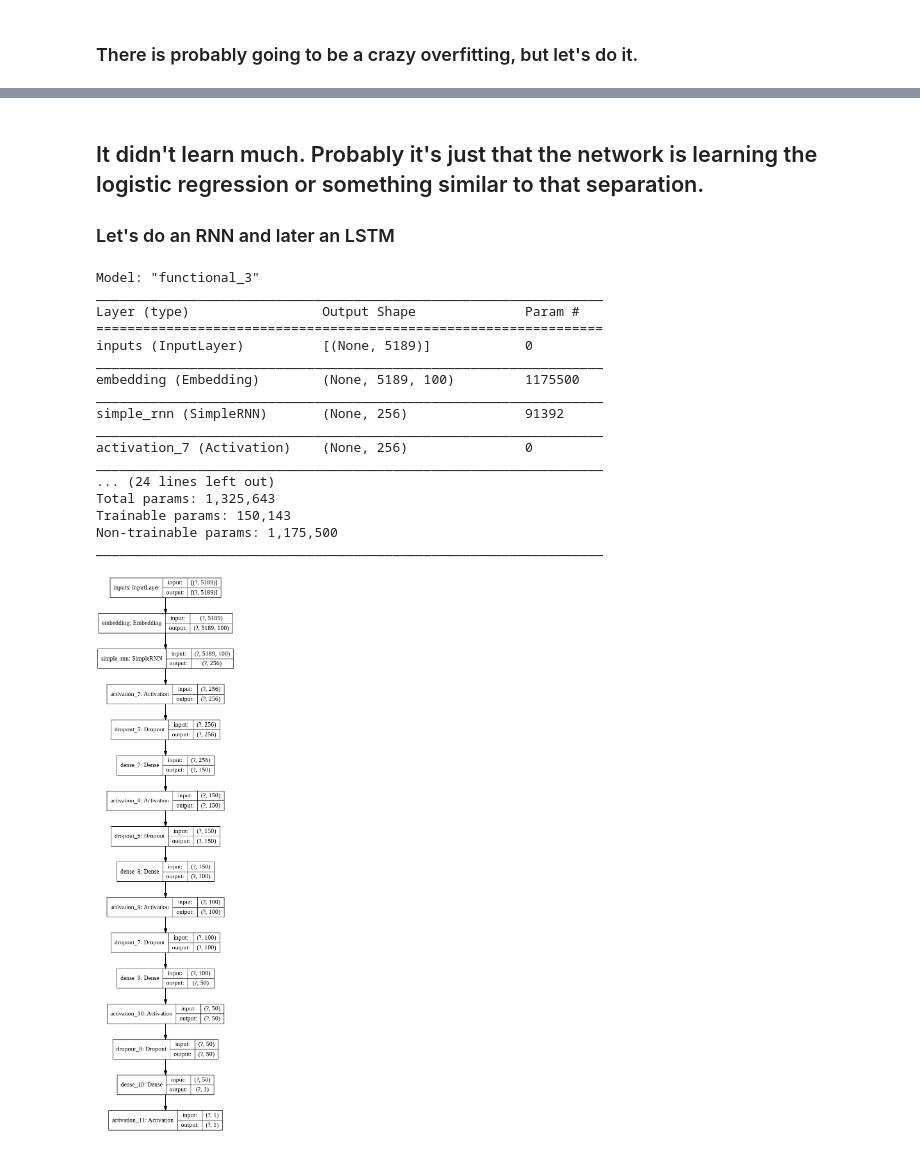
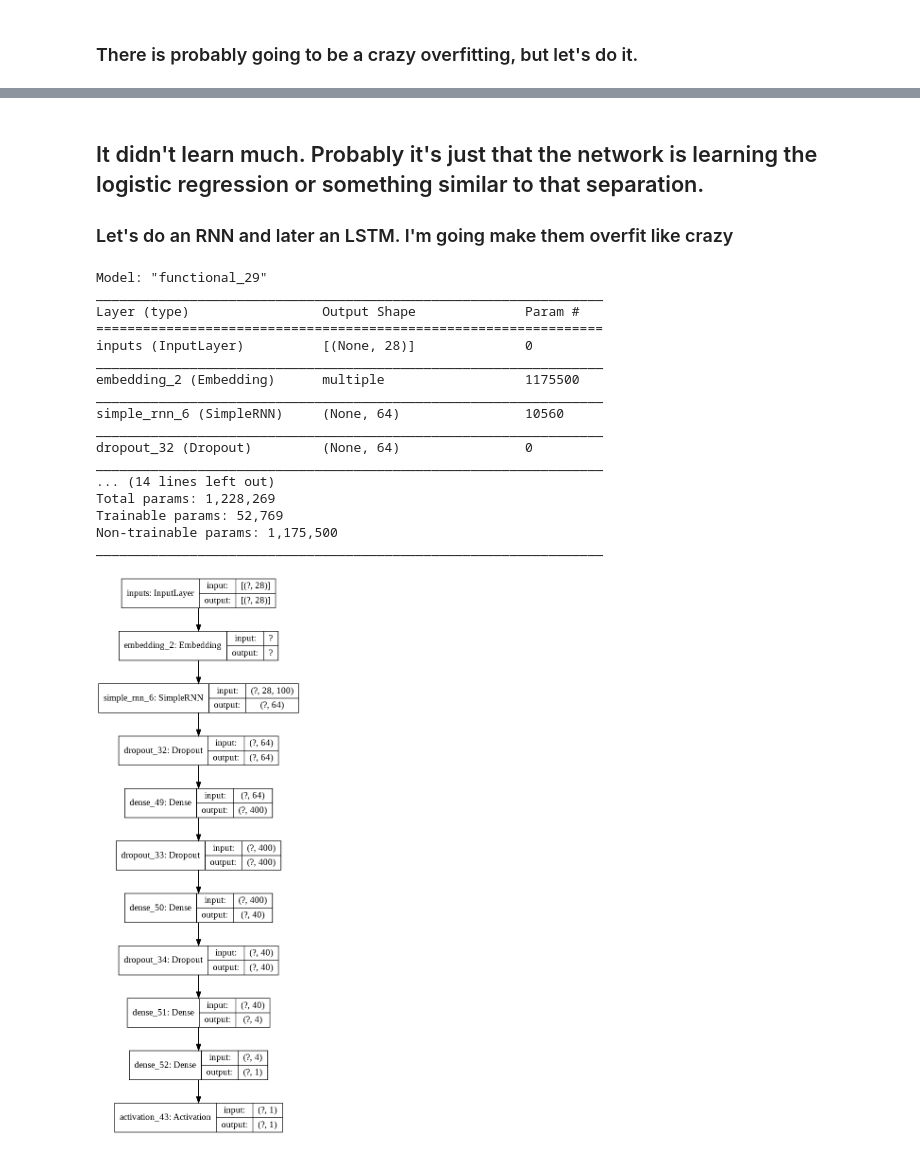
Before and after one commit to DrAlexSanz/Amazon-reviews-dataset, a Jupyter notebook: Sentiment_analysis_Amazon_reviews_NN_benchmark.ipynb, the cells around one changed output, grey strips where cells are left out. Drawn from its saved outputs; the diff is of its cells as text; code cells hidden in the pictures.

```diff
--- a/Sentiment_analysis_Amazon_reviews_NN_benchmark.ipynb
+++ b/Sentiment_analysis_Amazon_reviews_NN_benchmark.ipynb
@@ -172,7 +162,7 @@ Found 400000 word vectors
 # %% [markdown]
 Let's vectorize the text
 # %%
-vectorizer = TextVectorization(max_tokens = 20000, output_sequence_length = longest_train)
+vectorizer = TextVectorization(max_tokens = 20000, output_sequence_length = 28)
 vectorizer.adapt(x_train)
 # %% [markdown]
 Now I want to see the vocab
@@ -334,23 +320,18 @@ Epoch 30/30
 # %% [markdown]
 ## It didn't learn much. Probably it's just that the network is learning the logistic regression or something similar to that separation.
 
-### Let's do an RNN and later an LSTM
+### Let's do an RNN and later an LSTM. I'm going make them overfit like crazy
 # %%
 def plain_RNN():
-    inputs = Input(name = "inputs", shape = longest_train)
+    inputs = Input(name = "inputs", shape = 28)
     layer = embedding_layer(inputs)
-    layer = SimpleRNN(units = 256, activation = None)(layer)
-    layer = Activation("tanh")(layer)
-    layer = Dropout(0.25)(layer)
-    layer = Dense(units = 150)(layer)
-    layer = Activation("tanh")(layer)
-    layer = Dropout(0.25)(layer)
-    layer = Dense(units = 100)(layer)
-    layer = Activation("tanh")(layer)
-    layer = Dropout(0.25)(layer)
-    layer = Dense(units = 50)(layer)
-    layer = Activation("tanh")(layer)
-    layer = Dropout(0.25)(layer)
+    layer = SimpleRNN(units = 64, activation = "relu")(layer)
+    layer = Dropout(0.5)(layer)
+    layer = Dense(units = 400, activation = "relu")(layer)
+    layer = Dropout(0.5)(layer)
+    layer = Dense(units = 40, activation = "relu")(layer)
+    layer = Dropout(0.5)(layer)
+    layer = Dense(units = 4, activation = "relu")(layer)
     layer = Dense(units = 1)(layer)
     output = Activation("sigmoid")(layer)
 
@@ -362,27 +343,27 @@ rnn_model = plain_RNN()
 
 rnn_model.summary()
 # %% [output]
-Model: "functional_3"
+Model: "functional_29"
 _________________________________________________________________
 Layer (type)                 Output Shape              Param #
 =================================================================
-inputs (InputLayer)          [(None, 5189)]            0
+inputs (InputLayer)          [(None, 28)]              0
 _________________________________________________________________
-embedding (Embedding)        (None, 5189, 100)         1175500
+embedding_2 (Embedding)      multiple                  1175500
 _________________________________________________________________
-simple_rnn (SimpleRNN)       (None, 256)               91392
+simple_rnn_6 (SimpleRNN)     (None, 64)                10560
 _________________________________________________________________
-activation_7 (Activation)    (None, 256)               0
+dropout_32 (Dropout)         (None, 64)                0
 _________________________________________________________________
-... (24 lines left out)
-Total params: 1,325,643
-Trainable params: 150,143
+... (14 lines left out)
+Total params: 1,228,269
+Trainable params: 52,769
 Non-trainable params: 1,175,500
 _________________________________________________________________
 # %%
-plot_model(rnn_model, show_shapes = True, show_layer_names = True)
+plot_model(rnn_model, show_shapes = True, show_layer_names = True, expand_nested = True)
 # %% [output]
-[figure, old version]
+[figure, new version]
 # %%
 rnn_model.compile(loss = "binary_crossentropy", optimizer = Adam(), metrics = ["accuracy"])
 
```
Also changed, not shown: parts of 10 cells of this notebook.
